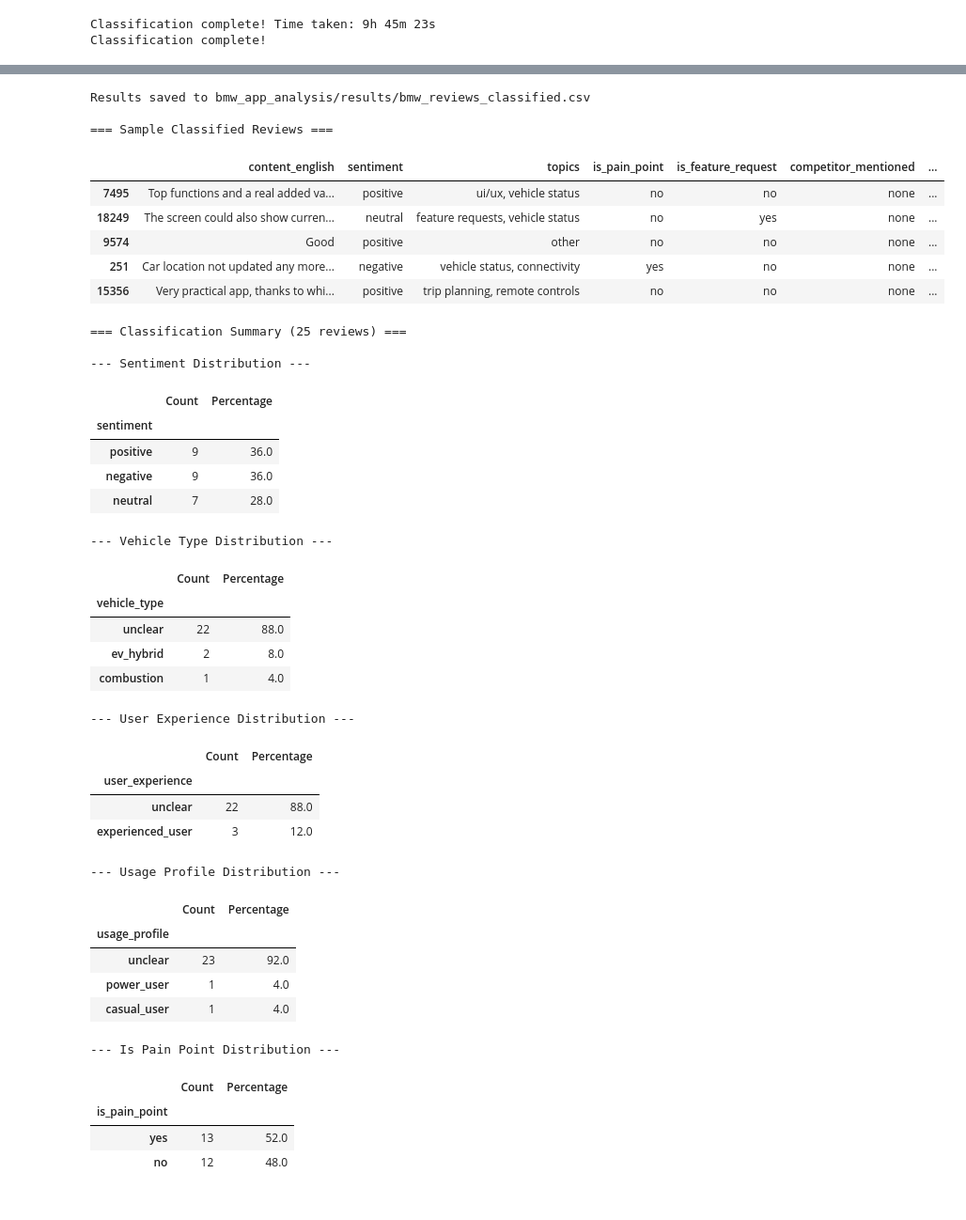
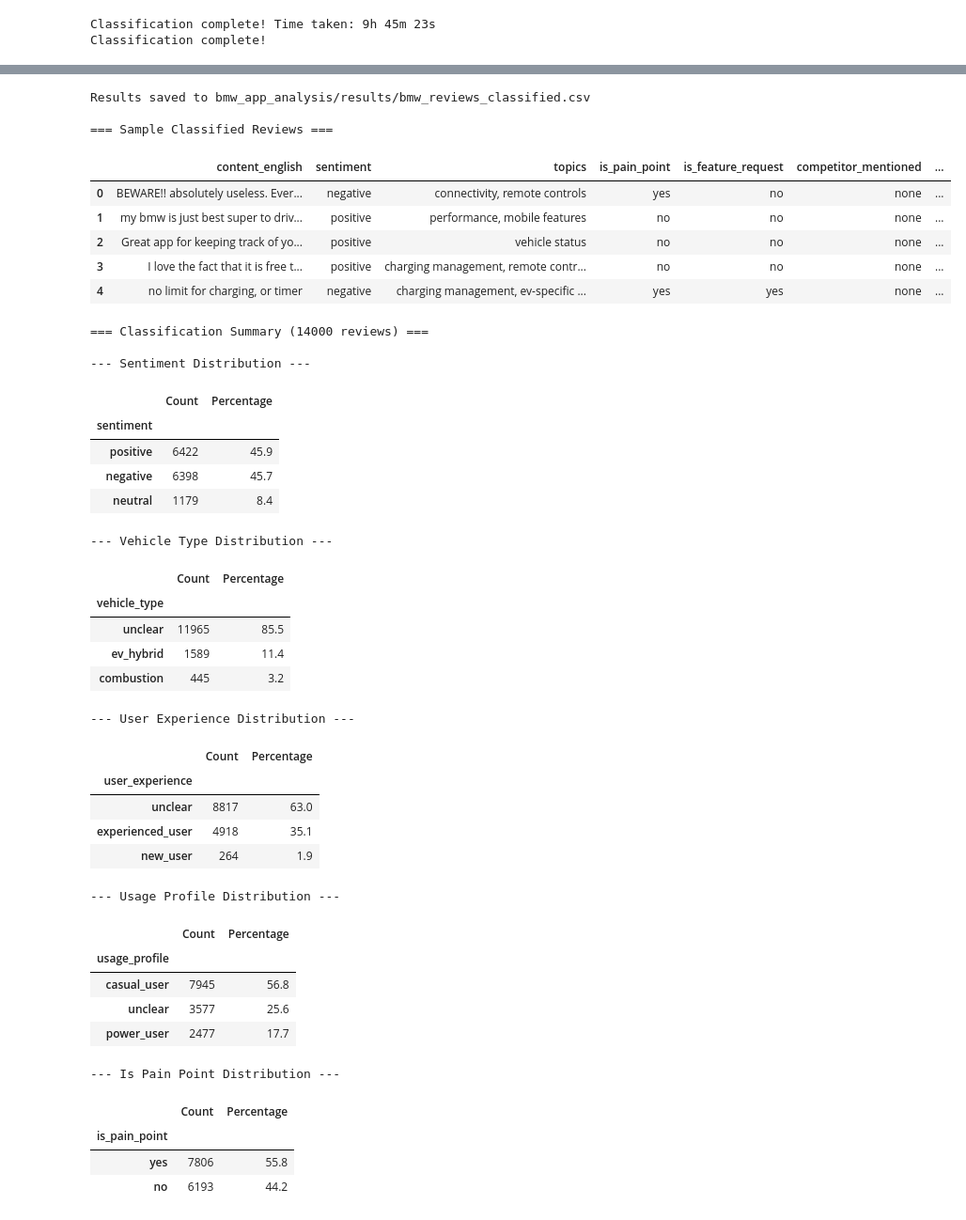
Before and after one commit to NicoCampa/GenAI_Text_Mining_BMW, a Jupyter notebook: genaiTextMining.ipynb, the cells around one changed output, grey strips where cells are left out. Shown at 94% size. Saved outputs shown, nothing was run; the diff lists cells and outputs as text; code cells hidden in the pictures.

```diff
--- a/genaiTextMining.ipynb
+++ b/genaiTextMining.ipynb
@@ -1658,4 +1747,8 @@ Classification complete!
+# %%
+df_classified = pd.read_csv("bmw_app_analysis/results/merged_classification.csv")
 # %%
+RESULTS_DIR = "bmw_app_analysis/results"
+
 def analyze_classification_results(df_classified, display_specific_review=None):
     """
     Analyze and display classification results with summary statistics
@@ -1726,65 +1819,66 @@ def analyze_classification_results(df_classified, display_specific_review=None):
     show_distribution(df_classified, 'usage_profile')
     show_distribution(df_classified, 'is_pain_point')
     show_distribution(df_classified, 'is_feature_request')
     show_distribution(df_classified, 'competitor_mentioned')
 
     # For topics, we need to split and count individually
     print("\n--- Topics Distribution ---")
     all_topics = [topic.strip() for topics_str in df_classified['topics'].dropna()
                   for topic in topics_str.split(',') if topic.strip()]
     topic_counts = pd.Series(all_topics).value_counts()
     display(topic_counts)
 
     print("\n=== Review Lookup ===")
     print("To view a specific review, run: analyze_classification_results(df_classified, review_index)")
     print("Where review_index is the index of the review you want to see (0 to", len(df_classified)-1, ")")
 
 # When doing the full analysis:
 if df_classified is not None:
     # Save results to CSV
     output_file = os.path.join(RESULTS_DIR, "bmw_reviews_classified.csv")
     df_classified.to_csv(output_file, index=False)
     print(f"Results saved to {output_file}")
 
     # Show initial summary statistics
     analyze_classification_results(df_classified)
 # %% [output]
 Results saved to bmw_app_analysis/results/bmw_reviews_classified.csv
 
 === Sample Classified Reviews ===
 |  | content_english | sentiment | topics | is_pain_point | is_feature_request | competitor_mentioned | ... |
-| 7495 | Top functions and a real added va... | positive | ui/ux, vehicle status | no | no | none | ... |
-| 18249 | The screen could also show curren... | neutral | feature requests, vehicle status | no | yes | none | ... |
-| 9574 | Good | positive | other | no | no | none | ... |
-| 251 | Car location not updated any more... | negative | vehicle status, connectivity | yes | no | none | ... |
-| 15356 | Very practical app, thanks to whi... | positive | trip planning, remote controls | no | no | none | ... |
+| 0 | BEWARE!! absolutely useless. Ever... | negative | connectivity, remote controls | yes | no | none | ... |
+| 1 | my bmw is just best super to driv... | positive | performance, mobile features | no | no | none | ... |
+| 2 | Great app for keeping track of yo... | positive | vehicle status | no | no | none | ... |
+| 3 | I love the fact that it is free t... | positive | charging management, remote contr... | no | no | none | ... |
+| 4 | no limit for charging, or timer | negative | charging management, ev-specific ... | yes | yes | none | ... |
-=== Classification Summary (25 reviews) ===
+=== Classification Summary (14000 reviews) ===
 
 --- Sentiment Distribution ---
 |  | Count | Percentage |
 | sentiment |  |  |
-| positive | 9 | 36.0 |
-| negative | 9 | 36.0 |
-| neutral | 7 | 28.0 |
+| positive | 6422 | 45.9 |
+| negative | 6398 | 45.7 |
+| neutral | 1179 | 8.4 |
 --- Vehicle Type Distribution ---
 |  | Count | Percentage |
 | vehicle_type |  |  |
-| unclear | 22 | 88.0 |
-| ev_hybrid | 2 | 8.0 |
-| combustion | 1 | 4.0 |
+| unclear | 11965 | 85.5 |
+| ev_hybrid | 1589 | 11.4 |
+| combustion | 445 | 3.2 |
 --- User Experience Distribution ---
 |  | Count | Percentage |
 | user_experience |  |  |
-| unclear | 22 | 88.0 |
-| experienced_user | 3 | 12.0 |
+| unclear | 8817 | 63.0 |
+| experienced_user | 4918 | 35.1 |
+| new_user | 264 | 1.9 |
 --- Usage Profile Distribution ---
 |  | Count | Percentage |
 | usage_profile |  |  |
-| unclear | 23 | 92.0 |
-| power_user | 1 | 4.0 |
-| casual_user | 1 | 4.0 |
+| casual_user | 7945 | 56.8 |
+| unclear | 3577 | 25.6 |
+| power_user | 2477 | 17.7 |
 --- Is Pain Point Distribution ---
 |  | Count | Percentage |
 | is_pain_point |  |  |
-| yes | 13 | 52.0 |
-| no | 12 | 48.0 |
+| yes | 7806 | 55.8 |
+| no | 6193 | 44.2 |
```
Also changed, not shown: parts of 4 cells of this notebook, 11 other files.
